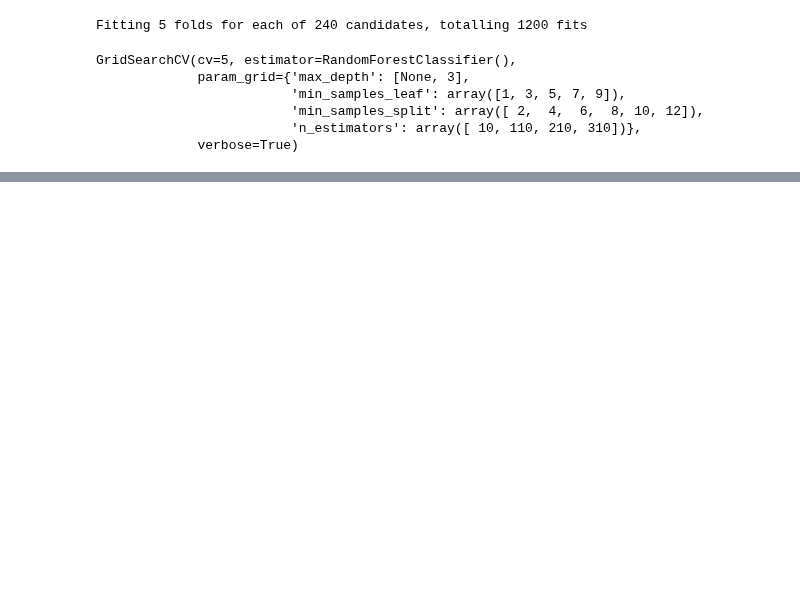
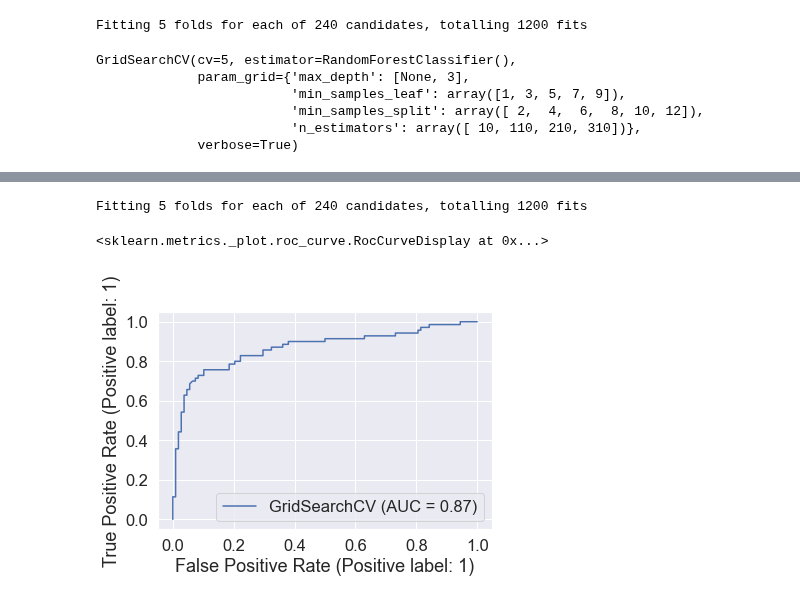
Before and after one commit to shamimsikder/ML-Exercises, a Jupyter notebook: Exercise Project/Titanic Project.ipynb, the cells around one changed output, grey strips where cells are left out. Drawn from its saved outputs; the diff is of its cells as text; code cells hidden in the pictures; blank space fills up the shorter version.

```diff
--- a/Exercise Project/Titanic Project.ipynb
+++ b/Exercise Project/Titanic Project.ipynb
@@ -479,12 +525,12 @@ rf_grid = {"n_estimators": np.arange(10, 400, 100),
 
 np.random.seed(42)
 
-rs_rf = GridSearchCV(RandomForestClassifier(),
+gs_rf = GridSearchCV(RandomForestClassifier(),
                      param_grid=rf_grid,
                      cv=5,
                      verbose=True)
 
-rs_rf.fit(x_train, y_train)
+gs_rf.fit(x_train, y_train)
 # %% [output]
 Fitting 5 folds for each of 240 candidates, totalling 1200 fits
 GridSearchCV(cv=5, estimator=RandomForestClassifier(),
@@ -535,10 +541,0 @@ Fitting 5 folds for each of 240 candidates, totalling 1200 fits
-# %%
-knn_grid = {'n_neighbors': range(1, 21),
-            'weights': ['uniform', 'distance']}
-
-KNN = GridSearchCV(KNeighborsClassifier(),
-                                param_grid=knn_grid,
-                                cv=5,
-                                verbose=True)
-
-KNN.fit(x_train, y_train)
@@ -584,0 +567,6 @@ weighted avg       0.69      0.70      0.69       178
+# %%
+roc_curve(gs_rf,x_train,x_test,y_train,y_test)
+# %% [output]
+Fitting 5 folds for each of 240 candidates, totalling 1200 fits
+<sklearn.metrics._plot.roc_curve.RocCurveDisplay at 0x...>
+[figure, added]
```
Also changed, not shown: parts of 55 cells of this notebook.
